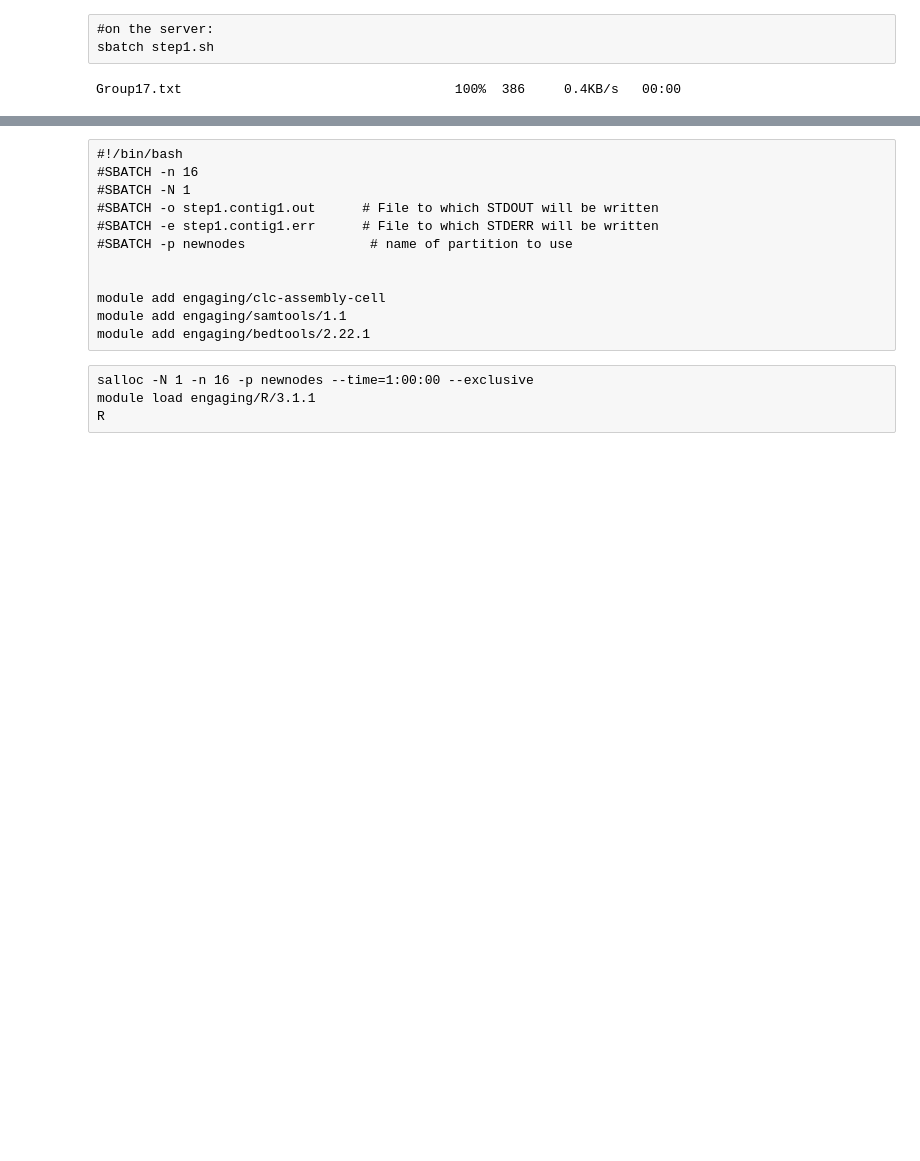
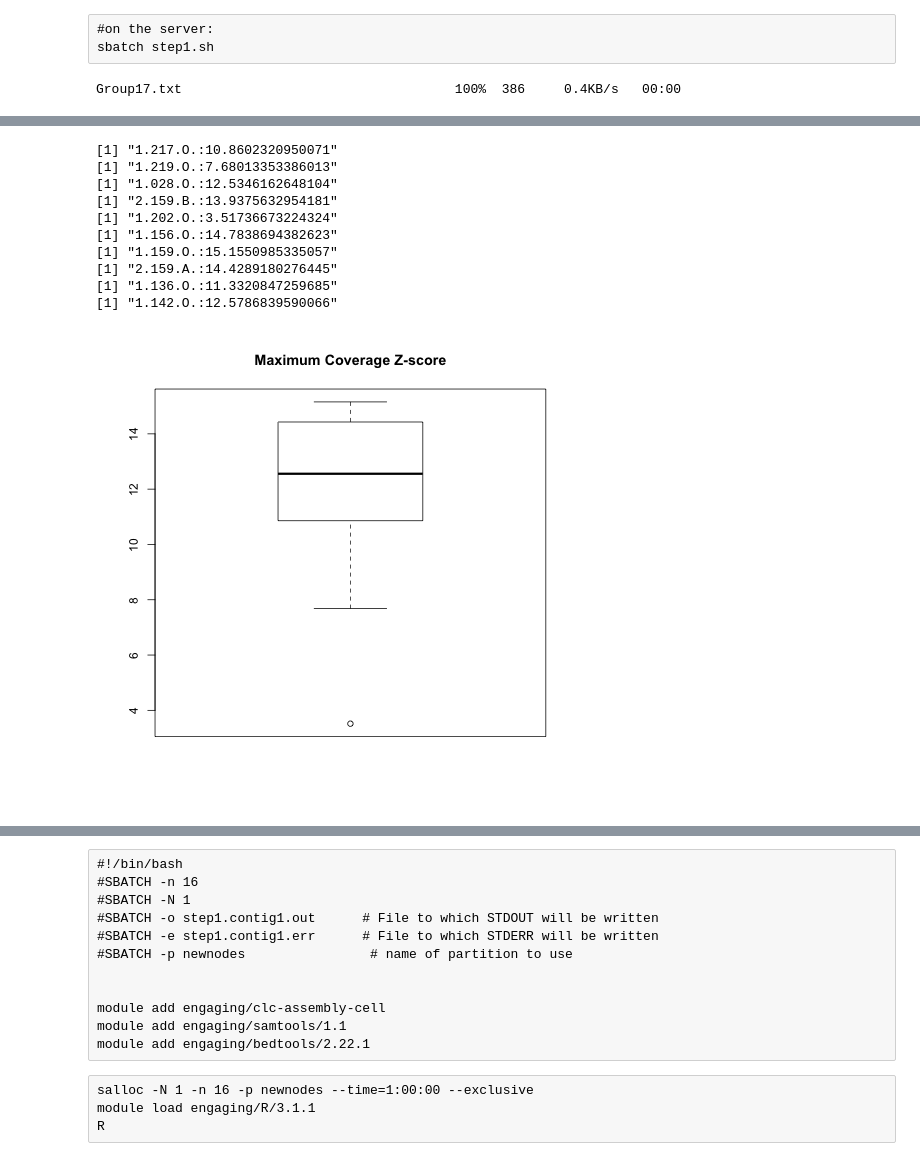
Before and after one commit to juliambrosman/nahant-genome-rearrangement, a Jupyter notebook: Group17.ipynb, the cells around one changed output, grey strips where cells are left out. Drawn from its saved outputs; the diff is of its cells as text; code cells hidden in the pictures; blank space fills up the shorter version.

```diff
--- a/Group17.ipynb
+++ b/Group17.ipynb
@@ -124,0 +136,8 @@ u'/Users/jmb/Desktop/ViralFate/PhageGenomeAssembly/group17'
+# %%
+%%R -i group17
+for (item in group17){
+    filename<-paste(item,"step1.contig1.genomecoverage.txt",sep="")
+    coverage<-read.table(filename, sep="\t")
+    mean_cov<-mean(coverage$V3)
+    print(paste(item, mean_cov, sep=":"))
+    }
@@ -124,0 +155,25 @@ u'/Users/jmb/Desktop/ViralFate/PhageGenomeAssembly/group17'
+# %%
+%%R -i group17
+sd_mult<-vector()  #to be filled with the number of stdeviations of max cov point above the mean cov
+for (item in group17){
+    filename<-paste(item,"step1.contig1.genomecoverage.txt",sep="")
+    coverage<-read.table(filename, sep="\t")
+    mean_cov<-mean(coverage$V3)
+    max_cov<-max(coverage$V3)
+    std_cov<-sd(coverage$V3)
+    print(paste(item, (max_cov-mean_cov)/std_cov,sep=":"))
+    sd_mult<-c(sd_mult, (max_cov-mean_cov)/std_cov)
+    }
+boxplot(sd_mult, main="Maximum Coverage Z-score")
+# %% [output]
+[1] "1.217.O.:10.8602320950071"
+[1] "1.219.O.:7.68013353386013"
+[1] "1.028.O.:12.5346162648104"
+[1] "2.159.B.:13.9375632954181"
+[1] "1.202.O.:3.51736673224324"
+[1] "1.156.O.:14.7838694382623"
+[1] "1.159.O.:15.1550985335057"
+[1] "2.159.A.:14.4289180276445"
+[1] "1.136.O.:11.3320847259685"
+[1] "1.142.O.:12.5786839590066"
+[figure, added]
```
Also changed, not shown: parts of 60 cells of this notebook, 4 other files.
